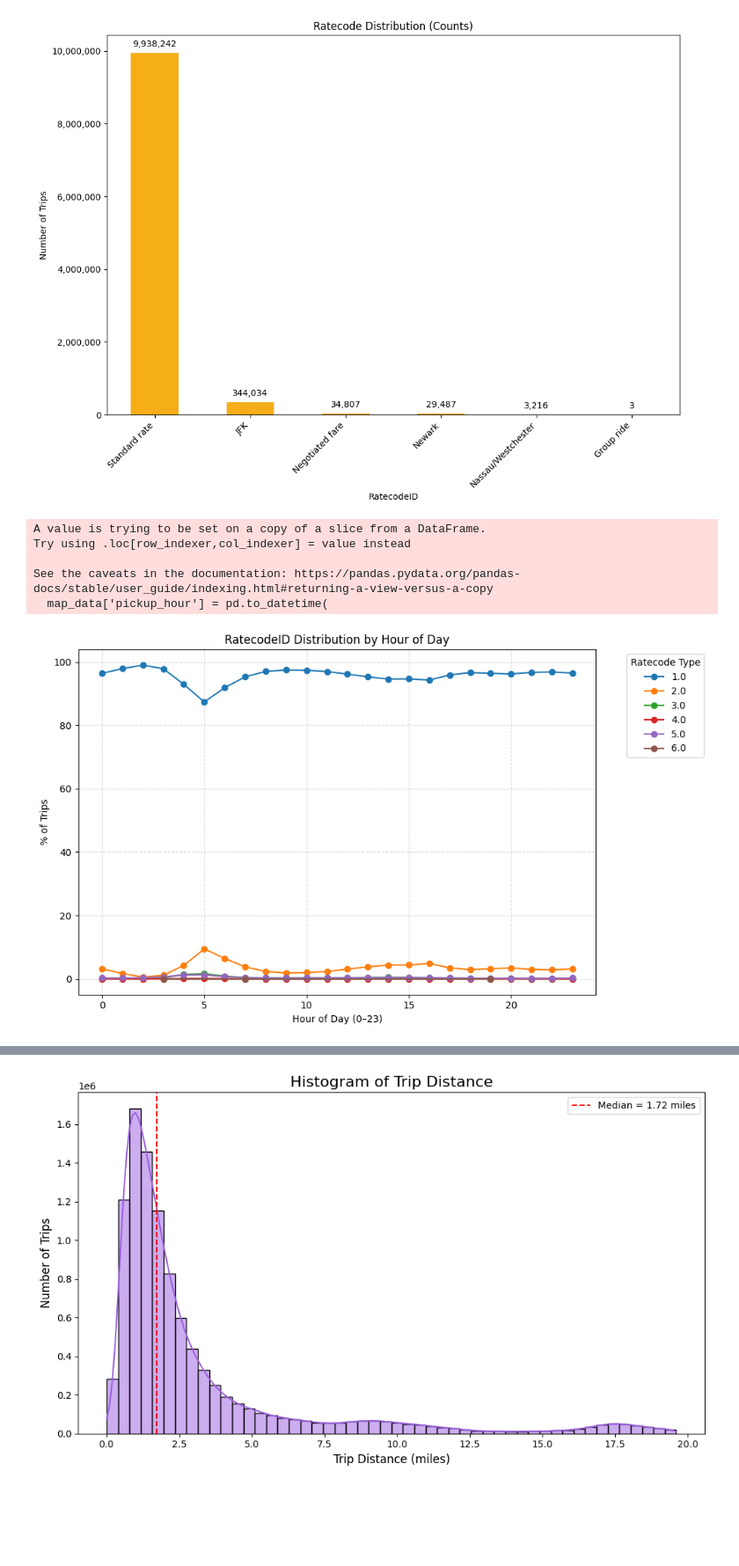
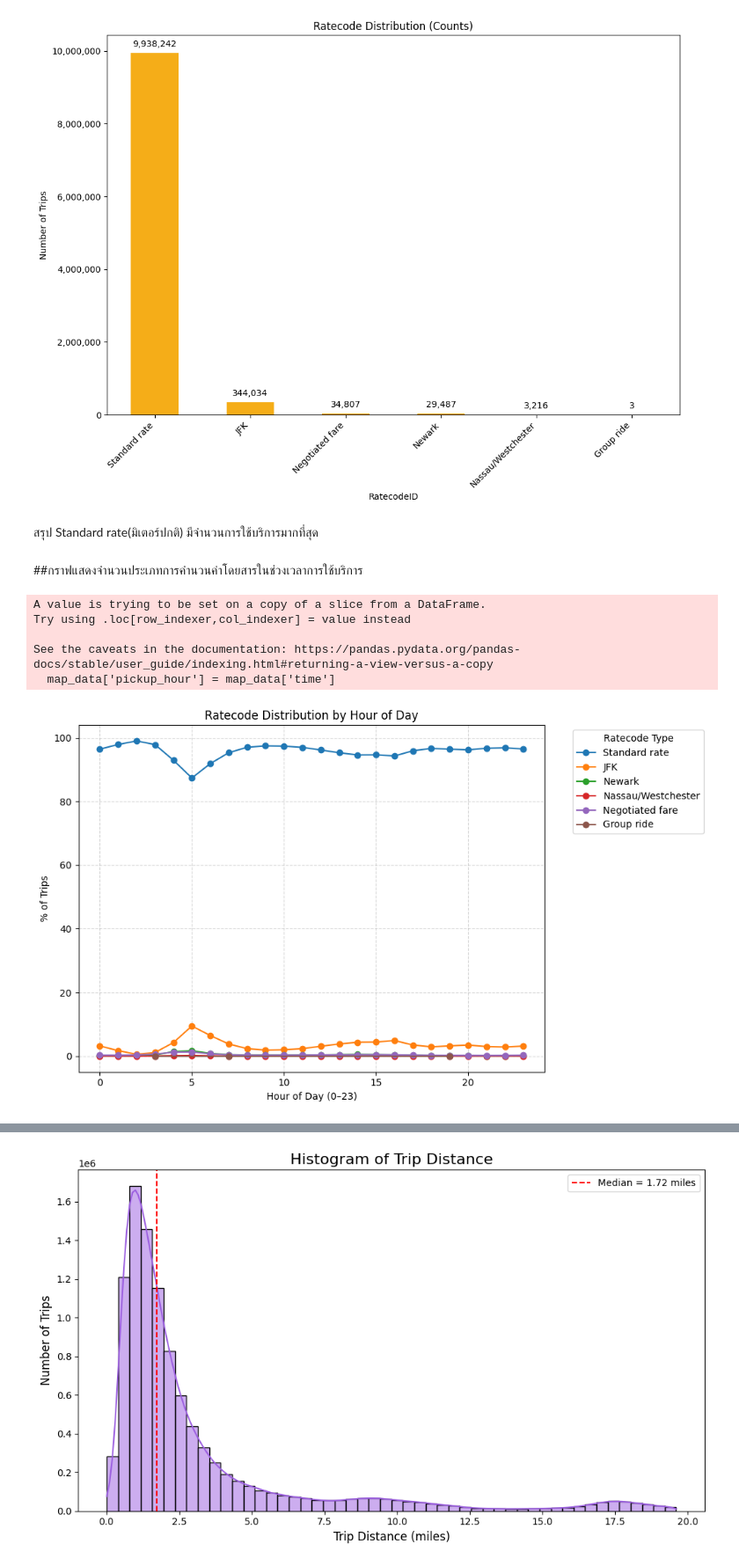
Before and after one commit to TKhahahah/Text_Analytics, a Jupyter notebook: Untitled2.ipynb, the cells around one changed output, grey strips where cells are left out. Shown at 88% size. Cells and saved outputs as stored; diff of their text form; code cells hidden in the pictures; blank space fills up the shorter version.

Commit message:
Data visualization2

```diff
--- a/Untitled2.ipynb
+++ b/Untitled2.ipynb
@@ -306,43 +308,47 @@ ax.yaxis.set_major_formatter(mtick.StrMethodFormatter('{x:,.0f}'))
 plt.show()
 # %% [output]
 [figure]
+# %% [markdown]
+สรุป Standard rate(มิเตอร์ปกติ) มีจำนวนการใช้บริการมากที่สุด
+# %% [markdown]
+##กราฟแสดงจำนวนประเภทการคำนวนค่าโดยสารในช่วงเวลาการใช้บริการ
 # %%
 # 1️⃣ แปลงเวลารับผู้โดยสารเป็นชั่วโมง
-map_data['pickup_hour'] = pd.to_datetime(
-    map_data['time'],
-    errors='coerce'
-).dt.hour
+map_data['pickup_hour'] = map_data['time']
 
 # 2️⃣ คำนวณจำนวนทริปของแต่ละ Ratecode ต่อชั่วโมง
 hourly_counts = (
-    map_data.groupby(['time', 'RatecodeID'])
+    map_data.groupby(['pickup_hour', 'RatecodeID'])
     .size()
     .reset_index(name='trip_count')
 )
 
 # 3️⃣ แปลงให้เป็นสัดส่วน (%) ต่อชั่วโมง
 hourly_counts['share_%'] = (
-    hourly_counts.groupby('time')['trip_count']
+    hourly_counts.groupby('pickup_hour')['trip_count']
     .transform(lambda x: (x / x.sum()) * 100)
 ).round(2)
+
+# Map RatecodeID to RatecodeName
+hourly_counts['RatecodeName'] = hourly_counts['RatecodeID'].map(ratecode_mapping)
 
 # 4️⃣ วาดกราฟเส้น แยกแต่ละประเภท Ratecode
 plt.figure(figsize=(10,6))
 for rate in hourly_counts['RatecodeID'].unique():
     sub = hourly_counts[hourly_counts['RatecodeID'] == rate]
-    plt.plot(sub['time'], sub['share_%'], marker='o', label=rate)
+    plt.plot(sub['pickup_hour'], sub['share_%'], marker='o', label=ratecode_mapping.get(rate, 'Unknown'))
 
-plt.title('RatecodeID Distribution by Hour of Day')
+plt.title('Ratecode Distribution by Hour of Day')
 plt.xlabel('Hour of Day (0–23)')
 plt.ylabel('% of Trips')
 plt.legend(title='Ratecode Type', bbox_to_anchor=(1.05,1), loc='upper left')
 plt.grid(True, linestyle='--', alpha=0.5)
 plt.tight_layout()
 plt.show()
 # %% [output]
 A value is trying to be set on a copy of a slice from a DataFrame.
 Try using .loc[row_indexer,col_indexer] = value instead
 
 See the caveats in the documentation: https://pandas.pydata.org/pandas-docs/stable/user_guide/indexing.html#returning-a-view-versus-a-copy
-  map_data['pickup_hour'] = pd.to_datetime(
+  map_data['pickup_hour'] = map_data['time']
-[figure, old version]
+[figure, new version]
```
Also changed, not shown: parts of 37 cells of this notebook.
